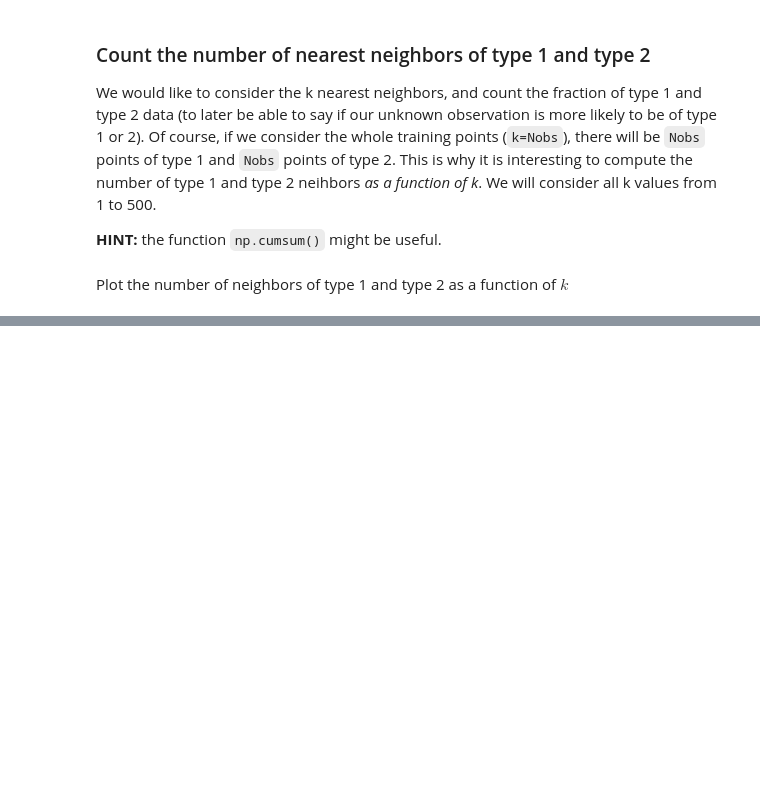
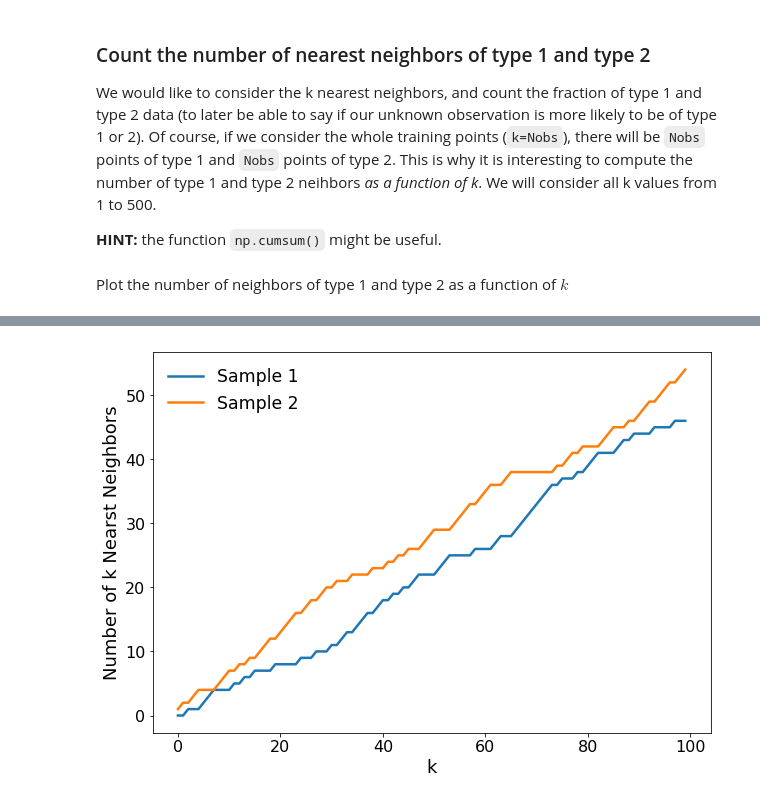
Before and after one commit to MLatCezeaux/intro_numpy, a Jupyter notebook: solutions/3-NearestNeighborAlgo-solution.ipynb, the cells around one changed output, grey strips where cells are left out. Saved outputs shown, nothing was run; the diff lists cells and outputs as text; code cells hidden in the pictures; blank space fills up the shorter version.

```diff
--- a/solutions/3-NearestNeighborAlgo-solution.ipynb
+++ b/solutions/3-NearestNeighborAlgo-solution.ipynb
@@ -149,4 +109,0 @@ def plot_kNN(kNN_array):
-# %%
-# Plot one observation
-kNN = get_kNN(obs, trainX, trainY, kmax=100)
-plot_kNN(kNN)
@@ -275,0 +114,43 @@ llist = [np.zeros(Nobs)+i for i in np.arange(len(mulist))]
+# %%
+def get_kNN_obs(obs, trainX, trainY, kmax=500):
+
+    '''
+    Compute the number of nearest neighbors (up to kmax) of an
+    observation `obs` with a training sample `trainX` labled
+    with `trainY`.
+
+    return [N1, N2, ... Nj] (list of neighbors number for each k<kmax)
+    where Ni is a numpy 1D array of shape (kmax,) containing the number
+    of neighbor of type i in the k nearest neighbors.
+    '''
+
+    # Compute distances
+    r = np.sum((trainX-obs)**2, axis=1)**(0.5)
+
+    # Sort the distances
+    sorted_NN = np.argsort(r)
+    sorted_trainY = trainY[sorted_NN]
+
+    # Get a list of unique of labels
+    labels = np.unique(trainY)
+
+    # Loop over labels and count the number of  nearest neighbors
+    res = [np.cumsum(sorted_trainY==l)[:kmax] for l in labels]
+
+    # Return the array of number of nearest neighbor
+    return res
+
+
+def plot_kNN(kNN_array):
+    for i, kNN in  enumerate(kNN_array):
+        plt.plot(kNN, label='Sample {}'.format(i+1))
+    plt.ylabel('Number of k Nearst Neighbors')
+    plt.xlabel('k')
+    plt.legend()
+    return
+# %%
+# Plot one observation
+kNN = get_kNN_obs(obs, trainX, trainY, kmax=100)
+plot_kNN(kNN)
+# %% [output]
+[figure, added]
```
Also changed, not shown: parts of 39 cells of this notebook.
